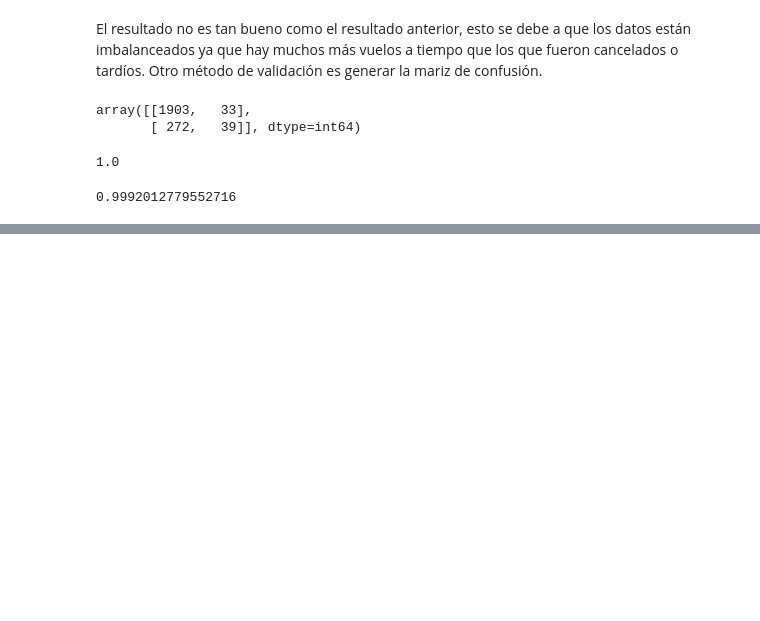
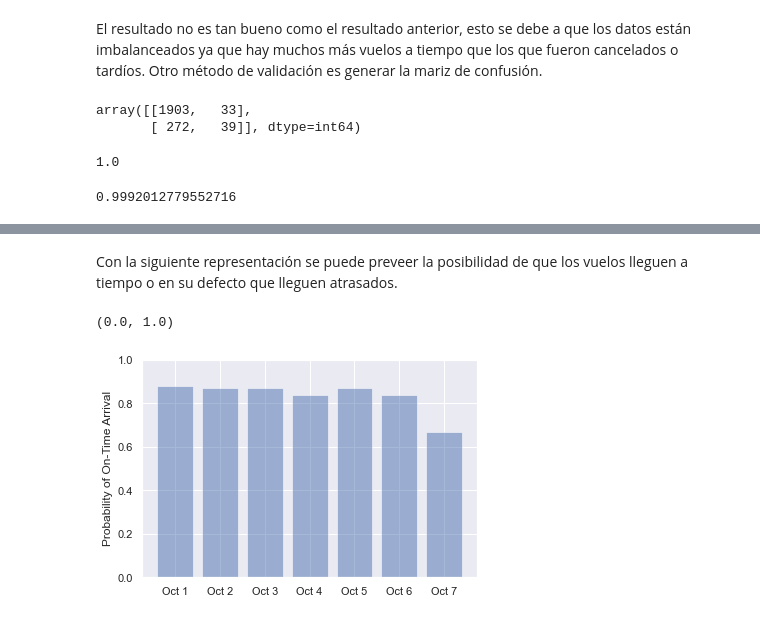
Before and after one commit to apiedra/pythonDataAnalysis, a Jupyter notebook: actividadFinal/actividadFinal.ipynb, the cells around one changed output, grey strips where cells are left out. Drawn from its saved outputs; the diff is of its cells as text; code cells hidden in the pictures; blank space fills up the shorter version.

```diff
--- a/actividadFinal/actividadFinal.ipynb
+++ b/actividadFinal/actividadFinal.ipynb
@@ -201,0 +264,22 @@ recall_score(train_y, train_predictions)
+# %% [markdown]
+Con la siguiente representación se puede preveer la posibilidad de que los vuelos lleguen a tiempo o en su defecto que lleguen atrasados.
+# %%
+import numpy as np
+
+labels = ('Oct 1', 'Oct 2', 'Oct 3', 'Oct 4', 'Oct 5', 'Oct 6', 'Oct 7')
+values = (predict_delay('1/10/2018 21:45:00', 'JFK', 'ATL'),
+          predict_delay('2/10/2018 21:45:00', 'JFK', 'ATL'),
+          predict_delay('3/10/2018 21:45:00', 'JFK', 'ATL'),
+          predict_delay('4/10/2018 21:45:00', 'JFK', 'ATL'),
+          predict_delay('5/10/2018 21:45:00', 'JFK', 'ATL'),
+          predict_delay('6/10/2018 21:45:00', 'JFK', 'ATL'),
+          predict_delay('7/10/2018 21:45:00', 'JFK', 'ATL'))
+alabels = np.arange(len(labels))
+
+plt.bar(alabels, values, align='center', alpha=0.5)
+plt.xticks(alabels, labels)
+plt.ylabel('Probability of On-Time Arrival')
+plt.ylim((0.0, 1.0))
+# %% [output]
+(0.0, 1.0)
+[figure, added]
```
Also changed, not shown: parts of 12 cells of this notebook, 1 other file.
